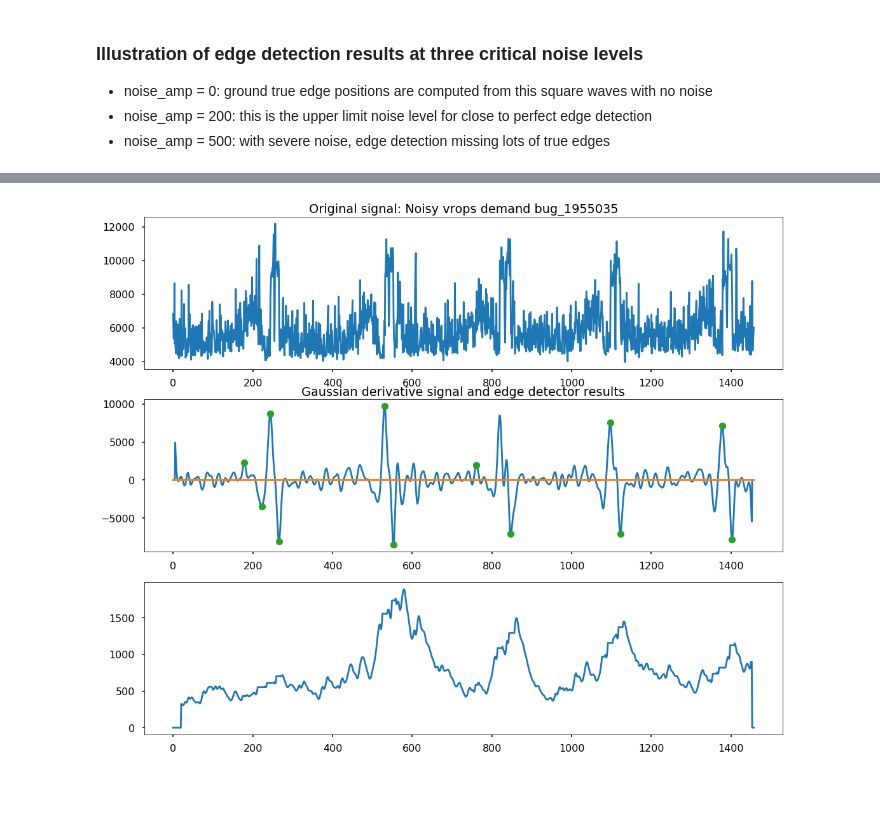
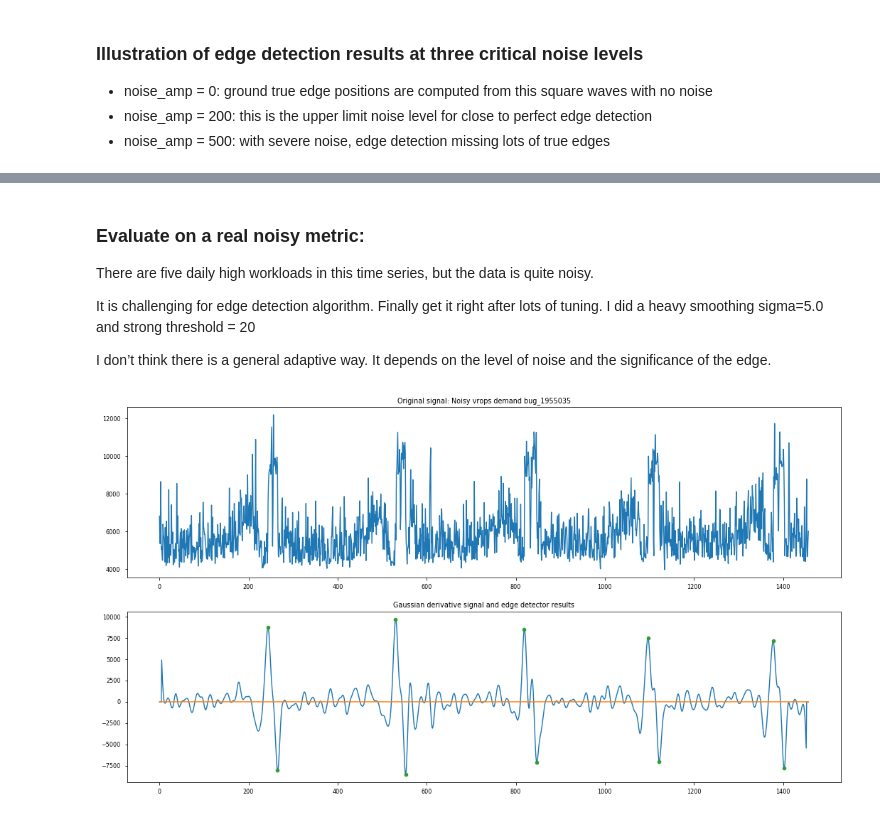
Before and after one commit to KKTT/time-series-python-exp, a Jupyter notebook: edge-detection/streaming_edge_detection.ipynb, the cells around one changed output, grey strips where cells are left out. Drawn from its saved outputs; the diff is of its cells as text; code cells hidden in the pictures; blank space fills up the shorter version.

Commit message:
Tuning for real noisy data

```diff
--- a/edge-detection/streaming_edge_detection.ipynb
+++ b/edge-detection/streaming_edge_detection.ipynb
@@ -98,12 +98,12 @@ def streaming_edge_detection(x, sigma=2.0, threshold=3.0, visualize=False, addit
                         edge_val.append(dx_buffer[1])
                         last_negative = n-1
                         last_sign = -1
-            else:
-                # only update ma for non-edge deltas
+            if abs(dx_buffer[1]) <= 1.5 * ma:
+                # only update ma for data points below low threshold
                 ma = (1-alpha) * ma + alpha * abs(dx)
             ma_buffer[n] = ma
     if visualize:
-        plt.style.use('seaborn-poster')
+        plt.style.use('seaborn-paper')
         fig = plt.figure(figsize=(18,15))
         ax1 = fig.add_subplot(3,1,1)
         ax1.plot(x)
@@ -114,8 +114,8 @@ def streaming_edge_detection(x, sigma=2.0, threshold=3.0, visualize=False, addit
         ax2.plot(edge_pos, edge_val,"o", label="detected edge positions")
         #ax2.legend(loc="lower left")
         ax2.set_title("Gaussian derivative signal and edge detector results")
-        ax3 = fig.add_subplot(3,1,3)
-        ax3.plot(ma_buffer)
+        #ax3 = fig.add_subplot(3,1,3)
+        #ax3.plot(ma_buffer)
     return edges
 # %% [markdown]
 ### Evaluation of edge detection algoirthm
@@ -242,7 +245,15 @@ dt_edges = streaming_edge_detection(x_noisy, sigma, threshold, True, "noise amp=
+# %% [markdown]
+### Evaluate on a real noisy metric:
+There are five daily high workloads in this time series, but the data is quite noisy.
+
+It is challenging for edge detection algorithm. Finally get it right after lots of tuning.
+I did a heavy smoothing sigma=5.0 and strong threshold = 20
+
+I don’t think there is a general adaptive way. It depends on the level of noise and the significance of the edge.
 # %%
 table = pd.read_csv("data/noisy_demand.csv", header=0, index_col=0, parse_dates=True)
 ts = Series(table["Value"])
 real_noisy = ts.values
-dt_edges = streaming_edge_detection(real_noisy, 5.0, 3.0, True, "Noisy vrops demand bug_1955035")
+dt_edges = streaming_edge_detection(real_noisy, 5.0, 20.0, True, "Noisy vrops demand bug_1955035")
 # %% [output]
-[figure, old version]
+[figure, new version]
```
Also changed, not shown: parts of 3 cells of this notebook.
